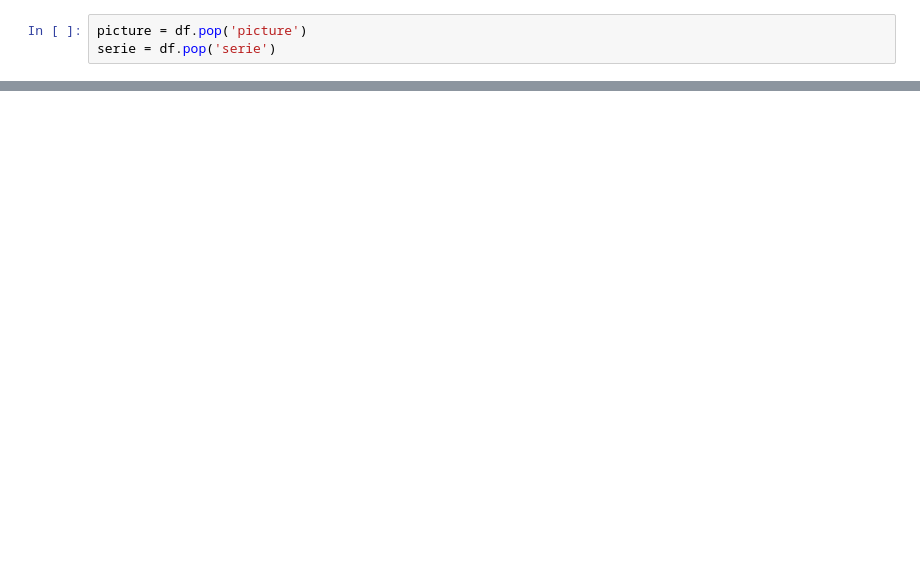
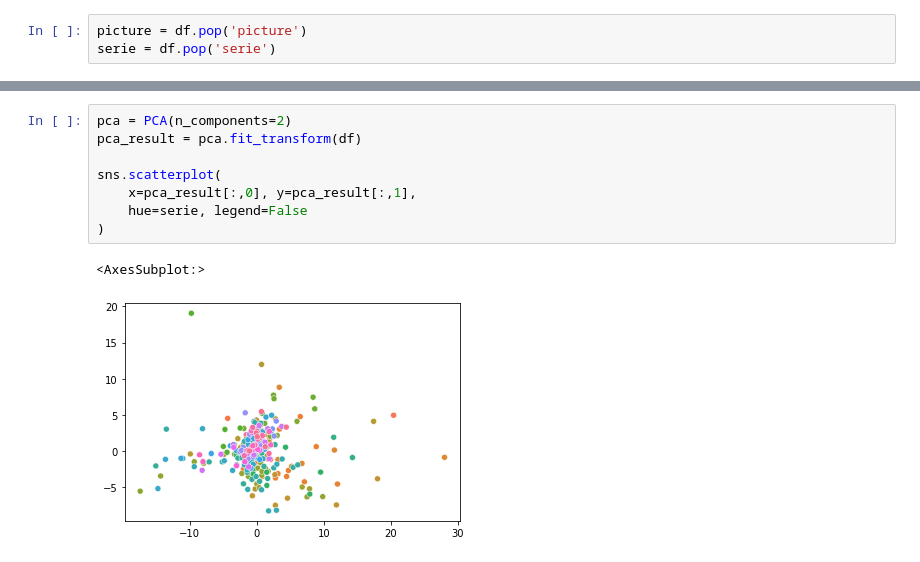
Before and after one commit to stradivari96/waifu-clustering, a Jupyter notebook: clustering/exploration.ipynb, the cells around one changed output, grey strips where cells are left out. Drawn from its saved outputs; the diff is of its cells as text; blank space fills up the shorter version.

```diff
--- a/clustering/exploration.ipynb
+++ b/clustering/exploration.ipynb
@@ -154,0 +94,11 @@ json.dump(to_json(clusters), open('../data/d3-dendrogram.json', 'w'), sort_keys=
+# %%
+pca = PCA(n_components=2)
+pca_result = pca.fit_transform(df)
+
+sns.scatterplot(
+    x=pca_result[:,0], y=pca_result[:,1],
+    hue=serie, legend=False
+)
+# %% [output]
+<AxesSubplot:>
+[figure, added]
```
Also changed, not shown: parts of 13 cells of this notebook, 1 other file.
